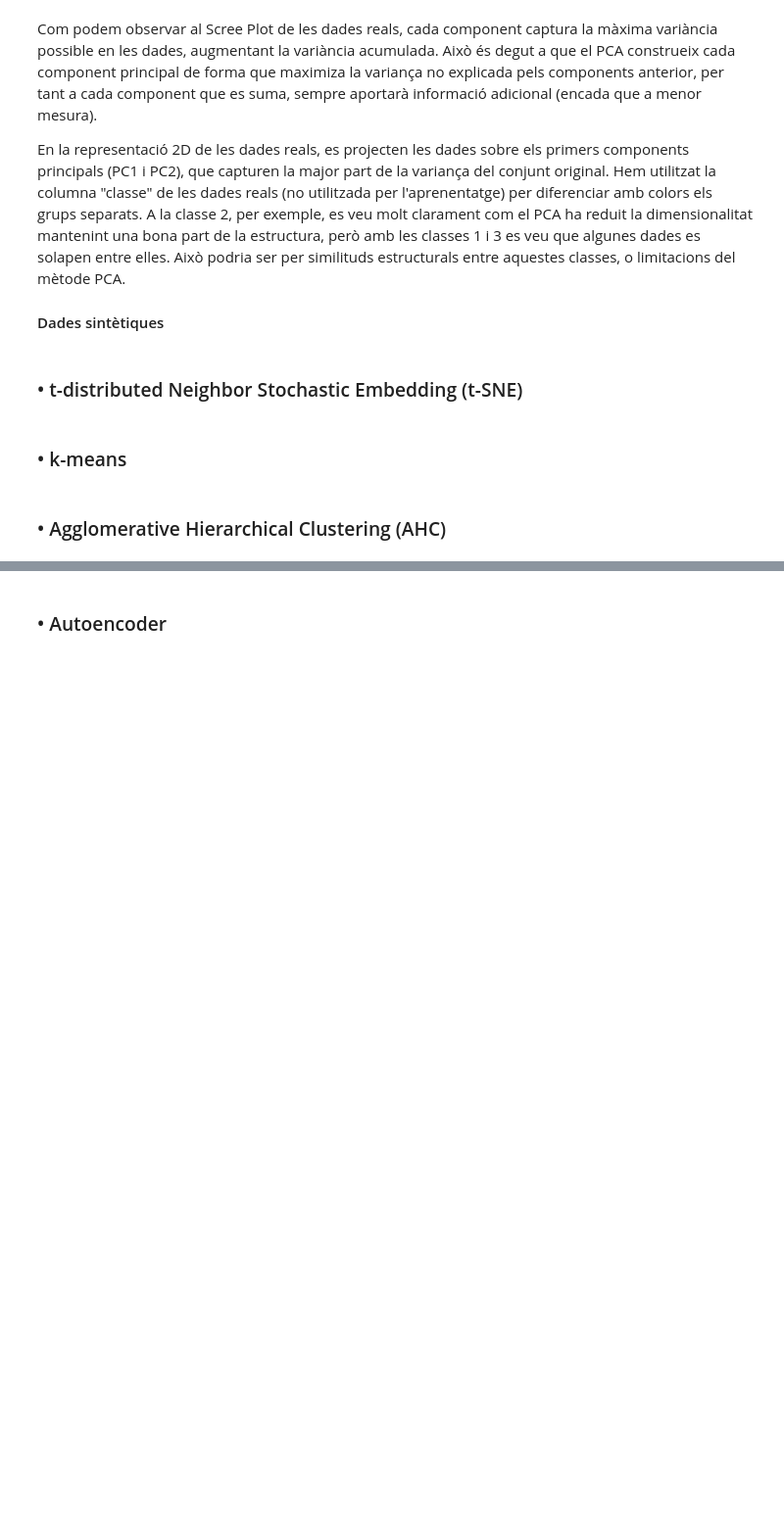
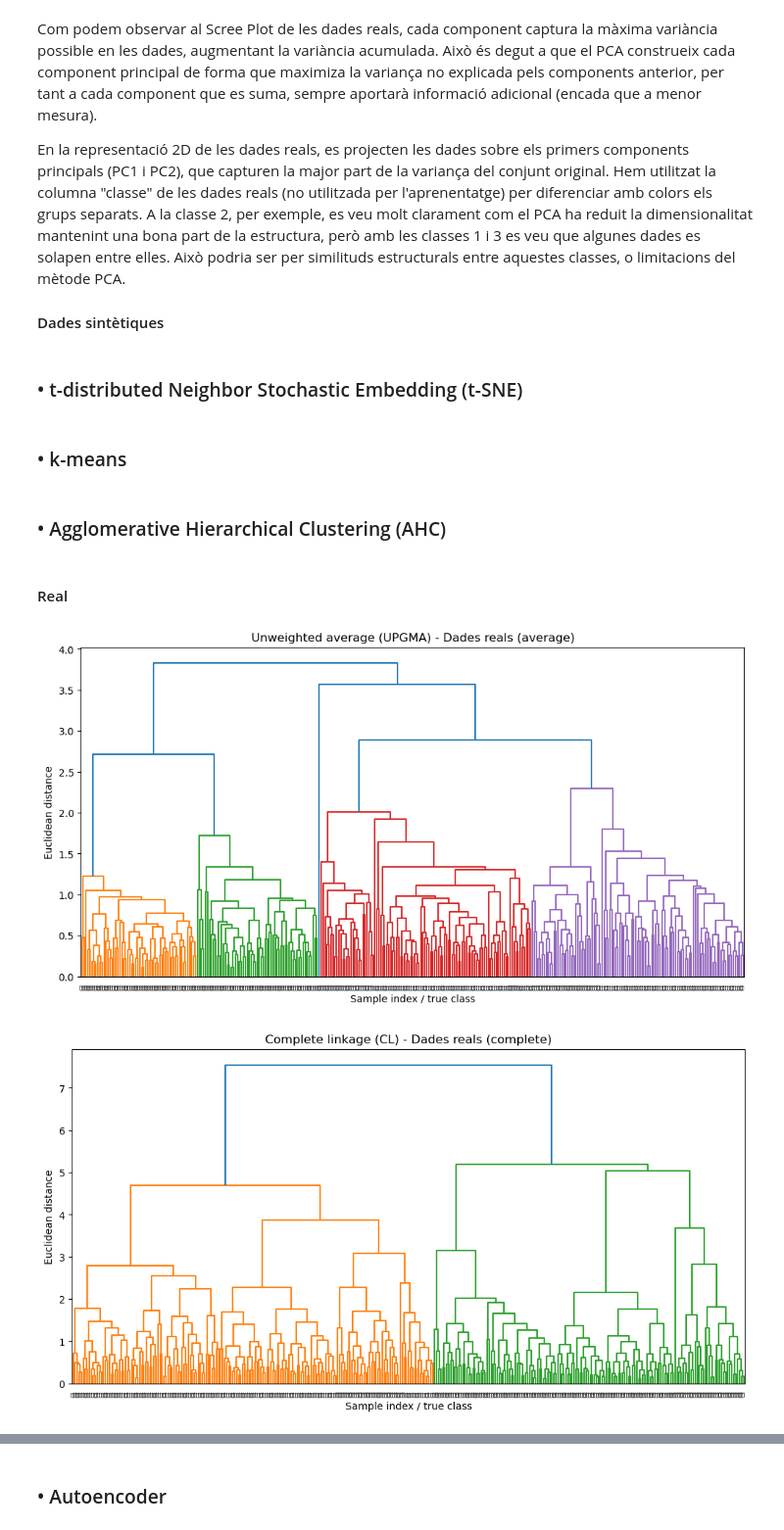
Before and after one commit to angelacn/Practica2AAMD, a Jupyter notebook: A2-Group_Y-Philippe_Lemoine-Angela_Carrillo.ipynb, the cells around one changed output, grey strips where cells are left out. Shown at 98% size. Saved outputs shown, nothing was run; the diff lists cells and outputs as text; code cells hidden in the pictures; blank space fills up the shorter version.

```diff
--- a/A2-Group_Y-Philippe_Lemoine-Angela_Carrillo.ipynb
+++ b/A2-Group_Y-Philippe_Lemoine-Angela_Carrillo.ipynb
@@ -141,3 +70,29 @@ plt.show()
 ### • k-means
 # %% [markdown]
 ### • Agglomerative Hierarchical Clustering (AHC)
+# %% [markdown]
+#### Real
+# %%
+# Función para mostrar dendograma
+def draw_dendrogram(dist_matrix, labels, method='average', title='Dendrograma'):
+    plt.figure(figsize=(12, 6))
+    linked_matrix = linkage(dist_matrix, method=method)
+    dendrograma = dendrogram(
+        linked_matrix,
+        labels=labels,
+        leaf_rotation=90,
+        )
+    plt.title(f'{title} ({method})')
+    plt.xlabel('Sample index / true class')
+    plt.ylabel('Euclidean distance')
+    plt.show()
+
+
+real_dist_matrix = pdist(df_real_scaled, metric='euclidean')
+labels = df_real_og["Class"].astype(str).tolist()
+
+draw_dendrogram(real_dist_matrix, labels, method='average', title='Unweighted average (UPGMA) - Dades reals')
+draw_dendrogram(real_dist_matrix, labels, method='complete', title='Complete linkage (CL) - Dades reals')
+# %% [output]
+[figure, added]
+[figure, added]
```
Also changed, not shown: parts of 14 cells of this notebook.
